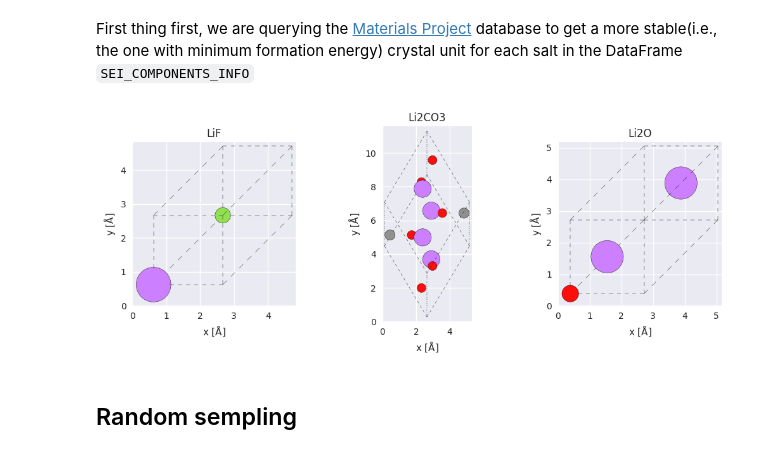
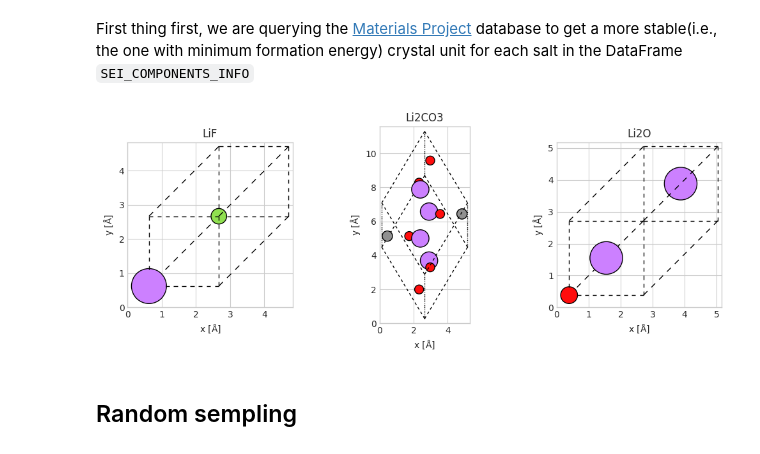
Before and after one commit to paolodeangelis/SEI_builder, a Jupyter notebook: 1-SEI_Builder-step1.ipynb, the cells around one changed output. Saved outputs shown, nothing was run; the diff lists cells and outputs as text; code cells hidden in the pictures.

```diff
--- a/1-SEI_Builder-step1.ipynb
+++ b/1-SEI_Builder-step1.ipynb
@@ -107,6 +107,7 @@ SEED = 42
 np.array([24, 7, 4])  # [N molecules] LiF, Li2CO3, Li2O
 
 NATOMS = 5000  # Number of atoms inside the numerical box
+NATOMS_GRAIN = 700  # Max number of atoms of a single grain
 CUTTING_PLANES = [  # List of Miller indices with all possible cutting surfaces to use to get an SEI grain
     (1, 0, 0),
     (1, 1, 0),
@@ -119,7 +120,7 @@ CUTTING_PLANES = [  # List of Miller indices with all possible cutting surfaces
 SEI_COMPONENTS_INFO = pd.DataFrame(
     index=["LiF", "Li2CO3", "Li2O"],  # Empircal chemical formulat of the components (rows)
     columns=[  # name of each data (columns)
-        "molar fractio",  # The cristals molar fraction
+        "molar fraction",  # The cristals molar fraction
         "size distribution (mean)",  # The mean grain diameters
         "size distribution (std)",  # The std grain diameters
     ],
@@ -159,20 +163,20 @@ for formula in SEI_COMPONENTS_INFO.index:
 # %%
 Nuc = len(unitcell_ase)
 fig = plt.figure(figsize=[4 * min(Nuc, 3), 4 * np.floor(Nuc / 3)], dpi=100, facecolor="white")
 
-with plt.style.context("seaborn"):
+with plt.style.context("seaborn-whitegrid"):
     spec = gridspec.GridSpec(ncols=min(Nuc, 3), nrows=int(np.floor(Nuc / 3)), figure=fig, wspace=0.3)
     ax = []
     for i, (formula, atoms) in enumerate(unitcell_ase.items()):
         ax.append(fig.add_subplot(spec[i]))
         plot_atoms(atoms, ax[-1], radii=0.4, rotation="0x,0y,0z")
         ax[-1].set_title(f"{formula}")
         ax[-1].set_xlabel(r"x [$\mathrm{\AA}$]")
         ax[-1].set_ylabel(r"y [$\mathrm{\AA}$]")
 
-fig.savefig(os.path.join(PLOT_DIR, "crystals-unitcell.png"), dpi=300, bbox_inches="tight")
+fig.savefig(os.path.join(PLOT_DIR, "1-crystals-unitcell.png"), dpi=300, bbox_inches="tight")
 # %% [output]
-[figure, old version]
+[figure, new version]
 # %% [markdown]
 ## Random sempling
 # %% [markdown]
```
Also changed, not shown: parts of 20 cells of this notebook, 1 other file.
